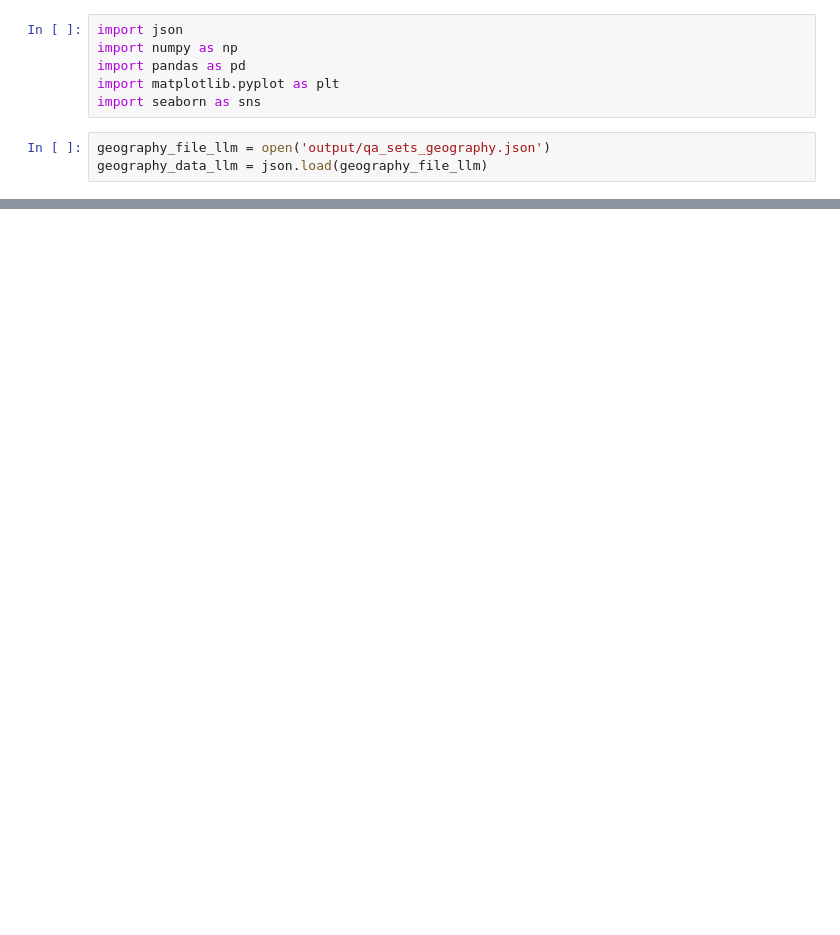
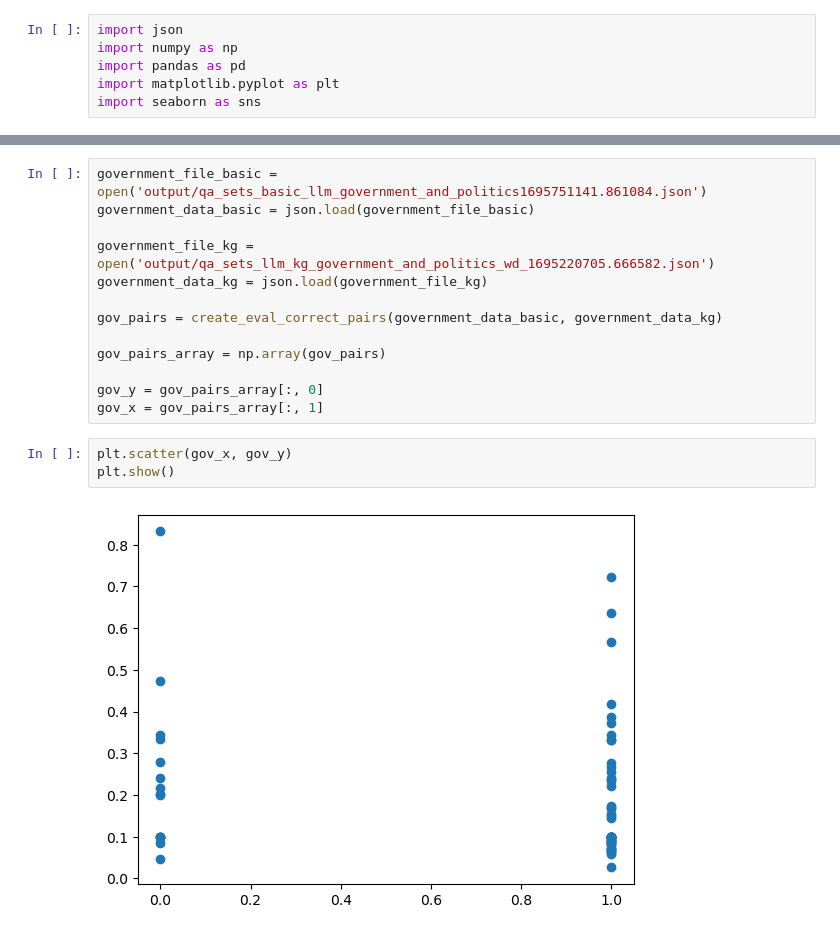
Before and after one commit to lindakwan/llm-kg-prompt-engineering, a Jupyter notebook: correlation_analysis.ipynb, the cells around one changed output, grey strips where cells are left out. Drawn from its saved outputs; the diff is of its cells as text; blank space fills up the shorter version.

```diff
--- a/correlation_analysis.ipynb
+++ b/correlation_analysis.ipynb
@@ -4,6 +4,3 @@ import numpy as np
 import pandas as pd
 import matplotlib.pyplot as plt
 import seaborn as sns
-# %%
-geography_file_llm = open('output/qa_sets_geography.json')
-geography_data_llm = json.load(geography_file_llm)
@@ -39,0 +50,18 @@ plt.show()
+# %%
+government_file_basic = open('output/qa_sets_basic_llm_government_and_politics1695751141.861084.json')
+government_data_basic = json.load(government_file_basic)
+
+government_file_kg = open('output/qa_sets_llm_kg_government_and_politics_wd_1695220705.666582.json')
+government_data_kg = json.load(government_file_kg)
+
+gov_pairs = create_eval_correct_pairs(government_data_basic, government_data_kg)
+
+gov_pairs_array = np.array(gov_pairs)
+
+gov_y = gov_pairs_array[:, 0]
+gov_x = gov_pairs_array[:, 1]
+# %%
+plt.scatter(gov_x, gov_y)
+plt.show()
+# %% [output]
+[figure, added]
```
Also changed, not shown: parts of 9 cells of this notebook.
